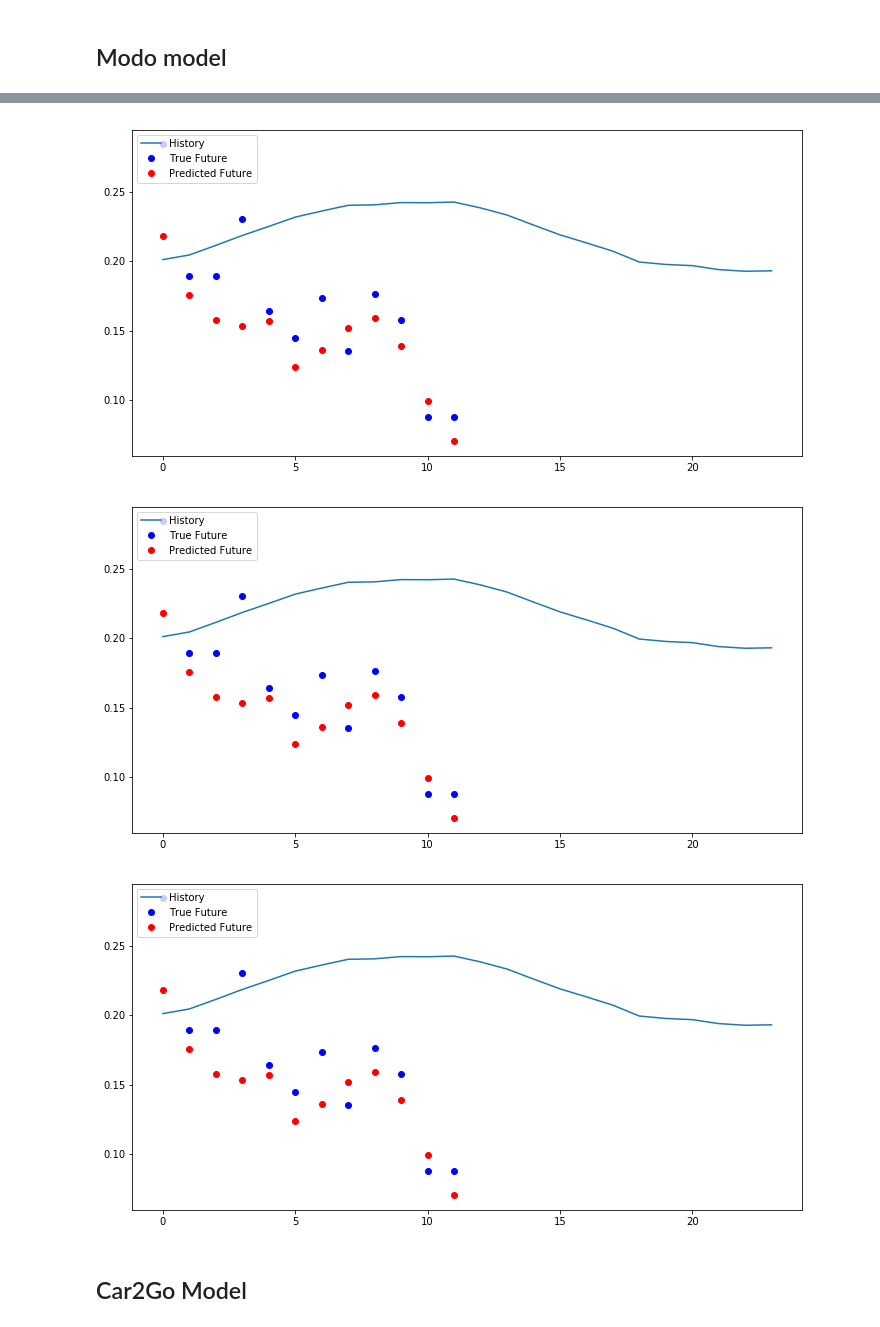
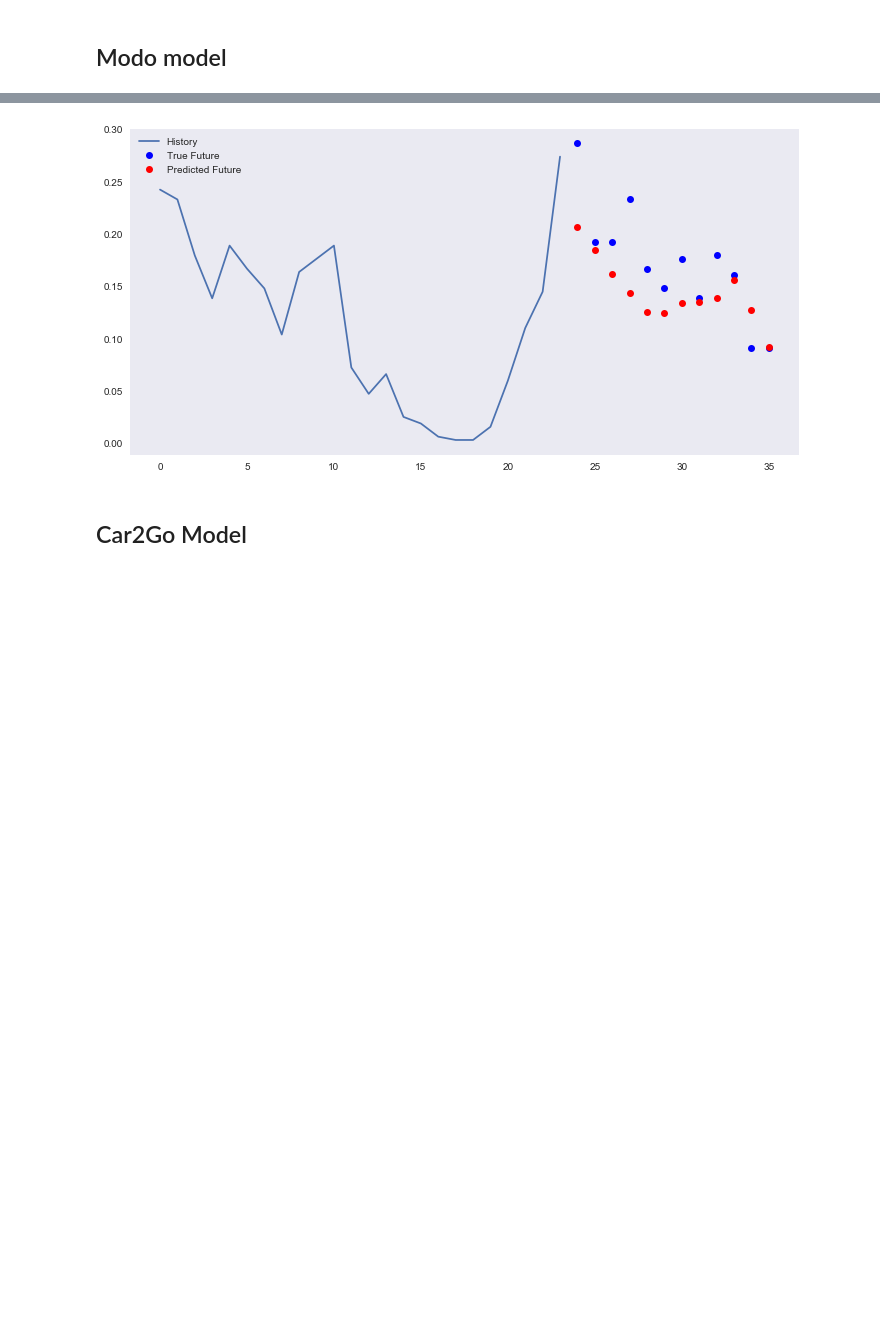
Before and after one commit to netlabufjf/timeseries-forecast, a Jupyter notebook: LSTMAnalysis.ipynb, the cells around one changed output, grey strips where cells are left out. Cells and saved outputs as stored; diff of their text form; code cells hidden in the pictures; blank space fills up the shorter version.

Commit message:
Add more features to the prediction

```diff
--- a/LSTMAnalysis.ipynb
+++ b/LSTMAnalysis.ipynb
@@ -45,9 +48,9 @@ def norm_data(features, train_split):
 
     return dataset
 # %%
-modo_norm = norm_data(modo_data[['travels','temperature']], train_size(modo_data))
-evo_norm = norm_data(evo_data[['travels','temperature']], train_size(evo_data))
-c2g_norm = norm_data(c2g_data[['travels','temperature']], train_size(c2g_data))
+modo_norm = norm_data(modo_data, train_size(modo_data))
+evo_norm = norm_data(evo_data, train_size(evo_data))
+c2g_norm = norm_data(c2g_data, train_size(c2g_data))
 # %% [markdown]
 ## LSTM Data preparation
 # %% [markdown]
@@ -107,9 +110,9 @@ def train_val_split(data, train_split, history_length=72, future_target=1,
 def lstm_model(train_data, validation_data, shape, epochs=10, evaluation_interval=200):
 
     model = tf.keras.models.Sequential()
-    model.add(tf.keras.layers.LSTM(32, return_sequences=True,
+    model.add(tf.keras.layers.LSTM(44, return_sequences=True,
                                   input_shape=shape))
-    model.add(tf.keras.layers.LSTM(16, activation='relu'))
+    model.add(tf.keras.layers.LSTM(28, activation='relu'))
     model.add(tf.keras.layers.Dense(12))
 
     model.compile(optimizer=tf.keras.optimizers.RMSprop(clipvalue=1.0),
@@ -148,11 +151,11 @@ def multi_step_plot(history, true_future, prediction):
     num_in = range(len(history))
     num_out = len(true_future)
 
-    plt.plot(num_in, np.array(history[:, 1]), label='History')
-    plt.plot(np.arange(num_out), np.array(true_future), 'bo',
+    plt.plot(num_in, np.array(history[:, 0]), label='History')
+    plt.plot(np.arange(len(history),num_out+len(history)), np.array(true_future), 'bo',
            label='True Future')
     if prediction.any():
-        plt.plot(np.arange(num_out), np.array(prediction), 'ro',
+        plt.plot(np.arange(len(history),num_out+len(history)), np.array(prediction), 'ro',
                  label='Predicted Future')
     plt.legend(loc='upper left')
     plt.show()
@@ -197,4 +200,5 @@ plot_train_history(evo_history,
 # %%
-for x, y in evo_val.take(3):
+for x, y in evo_val.take(1):
+    print(len(evo_model.predict(x)))
     multi_step_plot(x[0], y[0], evo_model.predict(x)[0])
 # %% [output]
@@ -232,10 +235,8 @@ plot_train_history(modo_history,
 # %%
-for x, y in modo_val.take(3):
+for x, y in modo_val.take(1):
     multi_step_plot(x[0], y[0], modo_model.predict(x)[0])
 # %% [output]
-[figure, old version]
+[figure, new version]
-[figure, removed]
-[figure, removed]
 # %% [markdown]
 ## Car2Go Model
 # %%
```
Also changed, not shown: parts of 10 cells of this notebook.
